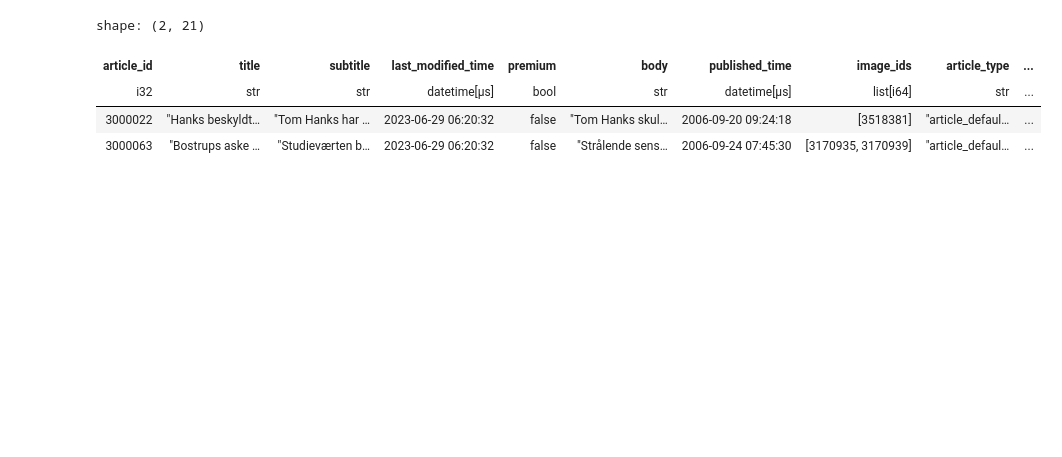
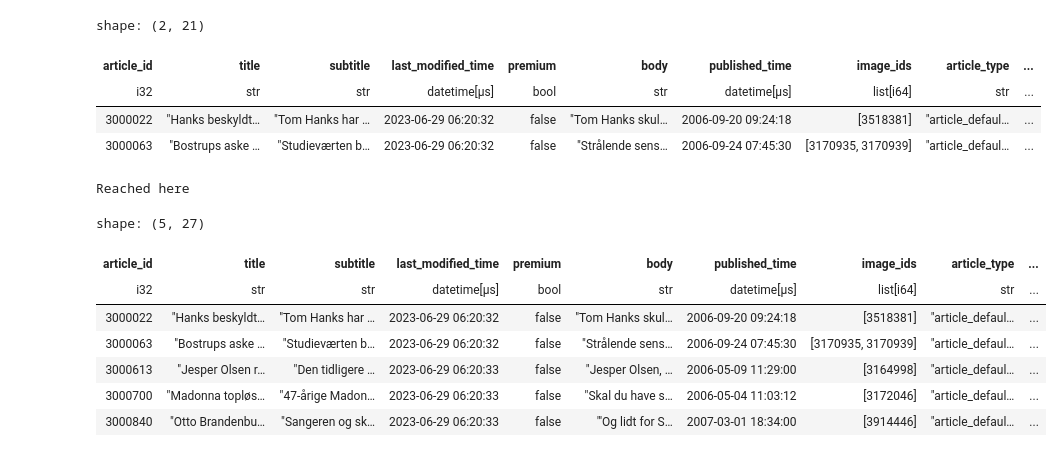
Before and after one commit to sohamchatterjee50/PPRec, a Jupyter notebook: OurCode/test.ipynb, the cells around one changed output. Cells and saved outputs as stored; diff of their text form; code cells hidden in the pictures; blank space fills up the shorter version.

```diff
--- a/OurCode/test.ipynb
+++ b/OurCode/test.ipynb
@@ -140,3 +172,28 @@ df_articles, token_col_title = convert_text2encoding_with_transformers(
 article_mapping_title = create_article_id_to_value_mapping(
     df=df_articles, value_col=token_col_title
 )
+# %%
+df_articles = concat_list_to_text(df_articles,'ner_clusters','ner_clusters_text')
+df_articles, token_col_title = convert_text2encoding_with_transformers(
+    df_articles, transformer_tokenizer, 'ner_clusters_text', max_length=MAX_TITLE_LENGTH
+)
+article_mapping_entity = create_article_id_to_value_mapping(
+    df=df_articles, value_col=token_col_title
+)
+# %% [output]
+Reached here
+# %%
+df_articles = df_articles.with_columns(
+            pl.col('subtitle-title_encode_FacebookAI/xlm-roberta-base').list.len().alias("title_embed_length"),
+            pl.col('ner_clusters_text_encode_FacebookAI/xlm-roberta-base').list.len().alias("entity_embed_length")
+        )
+df_articles.head()
+# %% [output]
+shape: (5, 27)
+| article_id | title | subtitle | last_modified_time | premium | body | published_time | image_ids | article_type | ... |
+| i32 | str | str | datetime[μs] | bool | str | datetime[μs] | list[i64] | str | ... |
+| 3000022 | "Hanks beskyldt… | "Tom Hanks har … | 2023-06-29 06:20:32 | false | "Tom Hanks skul… | 2006-09-20 09:24:18 | [3518381] | "article_defaul… | ... |
+| 3000063 | "Bostrups aske … | "Studieværten b… | 2023-06-29 06:20:32 | false | "Strålende sens… | 2006-09-24 07:45:30 | [3170935, 3170939] | "article_defaul… | ... |
+| 3000613 | "Jesper Olsen r… | "Den tidligere … | 2023-06-29 06:20:33 | false | "Jesper Olsen, … | 2006-05-09 11:29:00 | [3164998] | "article_defaul… | ... |
+| 3000700 | "Madonna topløs… | "47-årige Madon… | 2023-06-29 06:20:33 | false | "Skal du have s… | 2006-05-04 11:03:12 | [3172046] | "article_defaul… | ... |
+| 3000840 | "Otto Brandenbu… | "Sangeren og sk… | 2023-06-29 06:20:33 | false | "'Og lidt for S… | 2007-03-01 18:34:00 | [3914446] | "article_defaul… | ... |
```
Also changed, not shown: parts of 43 cells of this notebook, 7 other files.
